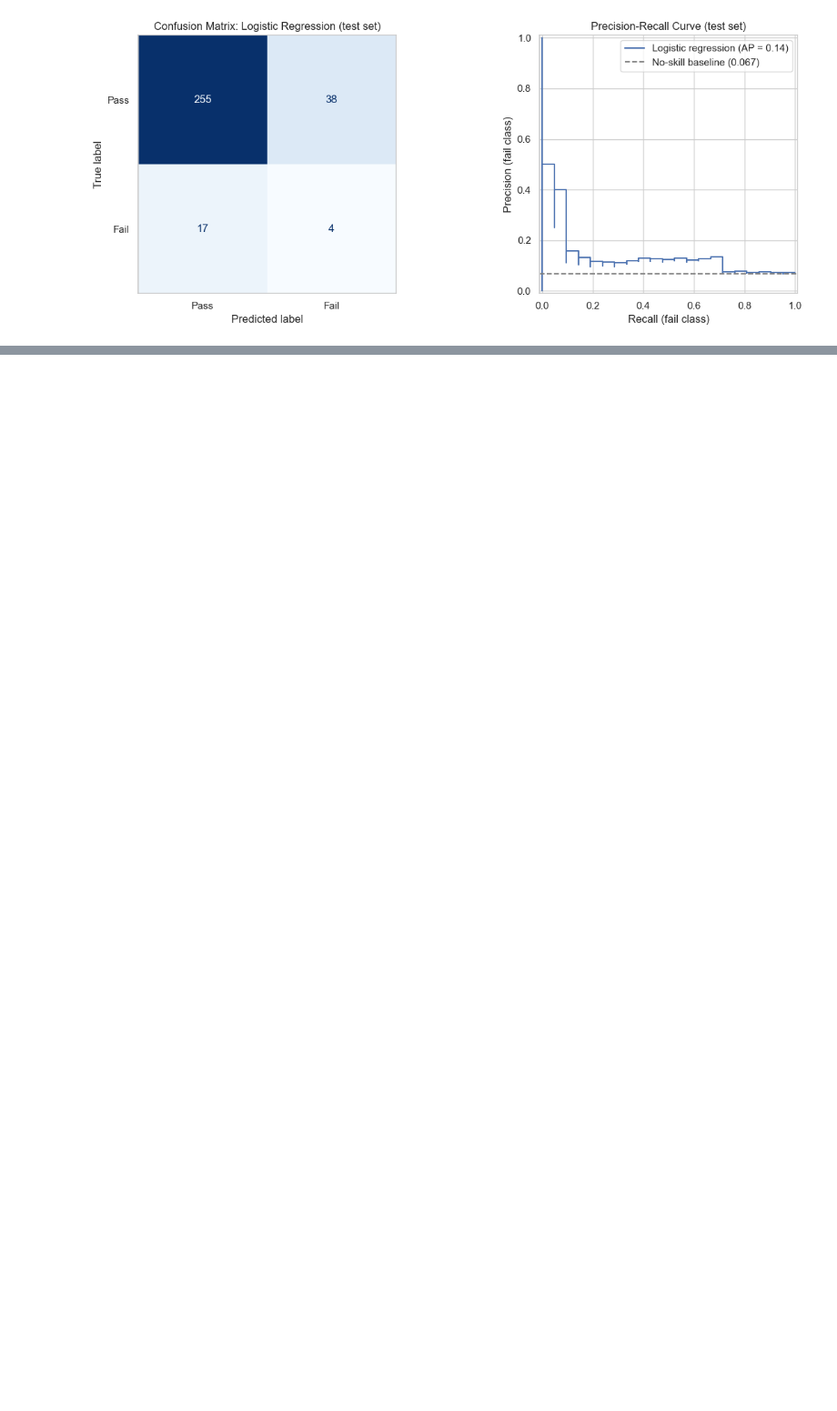
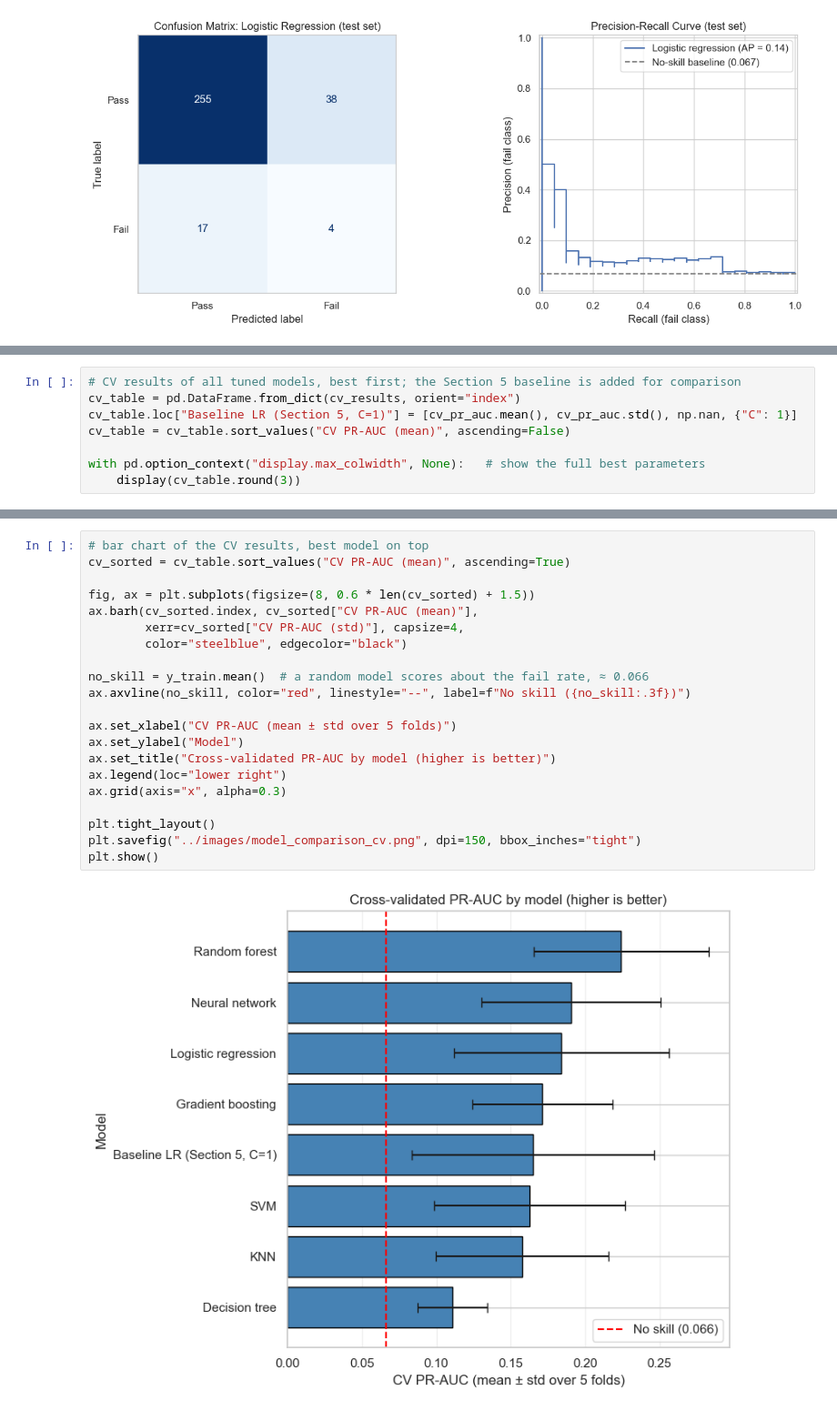
Before and after one commit to Sassan-87/UC_berkeley_Capstone_Project, a Jupyter notebook: notebooks/secom_capstone.ipynb, the cells around one changed output, grey strips where cells are left out. Shown at 91% size. Cells and saved outputs as stored; diff of their text form; blank space fills up the shorter version.

```diff
--- a/notebooks/secom_capstone.ipynb
+++ b/notebooks/secom_capstone.ipynb
@@ -838,0 +1045,8 @@ Not very precise. The PR-AUC changes from 0.07 to 0.27 between CV folds and the
+# %%
+# CV results of all tuned models, best first; the Section 5 baseline is added for comparison
+cv_table = pd.DataFrame.from_dict(cv_results, orient="index")
+cv_table.loc["Baseline LR (Section 5, C=1)"] = [cv_pr_auc.mean(), cv_pr_auc.std(), np.nan, {"C": 1}]
+cv_table = cv_table.sort_values("CV PR-AUC (mean)", ascending=False)
+
+with pd.option_context("display.max_colwidth", None):   # show the full best parameters
+    display(cv_table.round(3))
@@ -838,0 +1063,23 @@ Not very precise. The PR-AUC changes from 0.07 to 0.27 between CV folds and the
+# %%
+# bar chart of the CV results, best model on top
+cv_sorted = cv_table.sort_values("CV PR-AUC (mean)", ascending=True)
+
+fig, ax = plt.subplots(figsize=(8, 0.6 * len(cv_sorted) + 1.5))
+ax.barh(cv_sorted.index, cv_sorted["CV PR-AUC (mean)"],
+        xerr=cv_sorted["CV PR-AUC (std)"], capsize=4,
+        color="steelblue", edgecolor="black")
+
+no_skill = y_train.mean()  # a random model scores about the fail rate, ≈ 0.066
+ax.axvline(no_skill, color="red", linestyle="--", label=f"No skill ({no_skill:.3f})")
+
+ax.set_xlabel("CV PR-AUC (mean ± std over 5 folds)")
+ax.set_ylabel("Model")
+ax.set_title("Cross-validated PR-AUC by model (higher is better)")
+ax.legend(loc="lower right")
+ax.grid(axis="x", alpha=0.3)
+
+plt.tight_layout()
+plt.savefig("../images/model_comparison_cv.png", dpi=150, bbox_inches="tight")
+plt.show()
+# %% [output]
+[figure, added]
```
Also changed, not shown: parts of 127 cells of this notebook, 9 other files.
